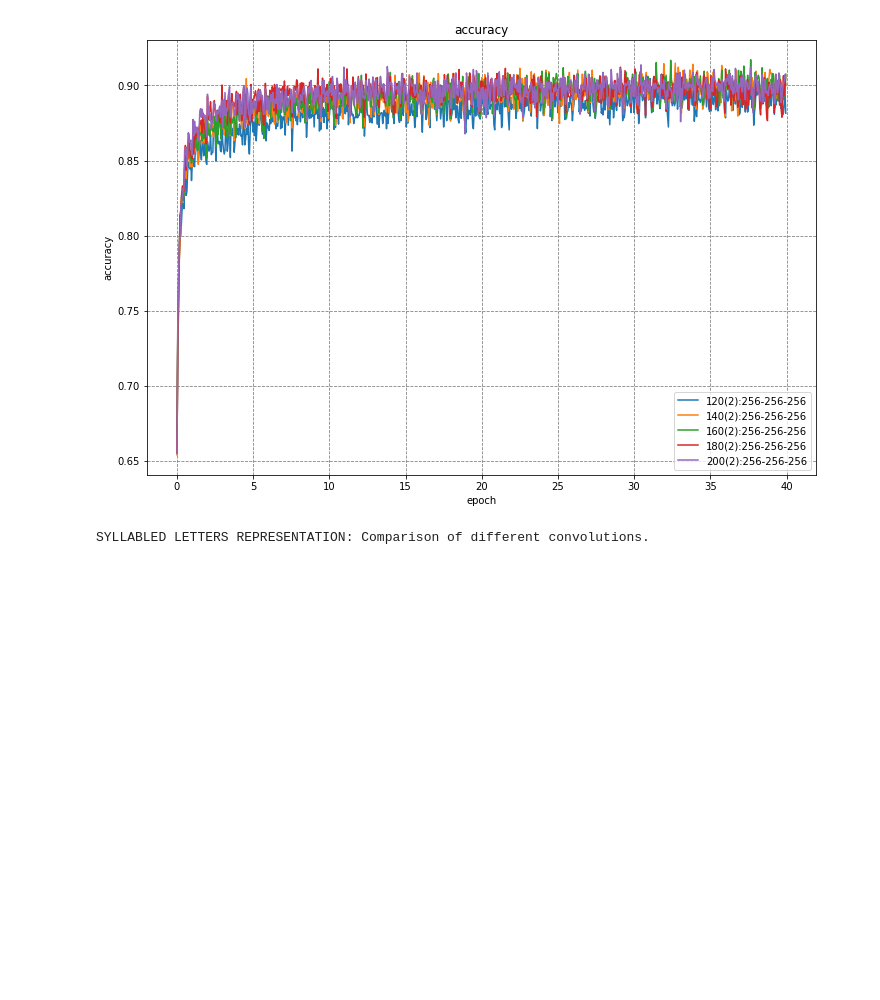
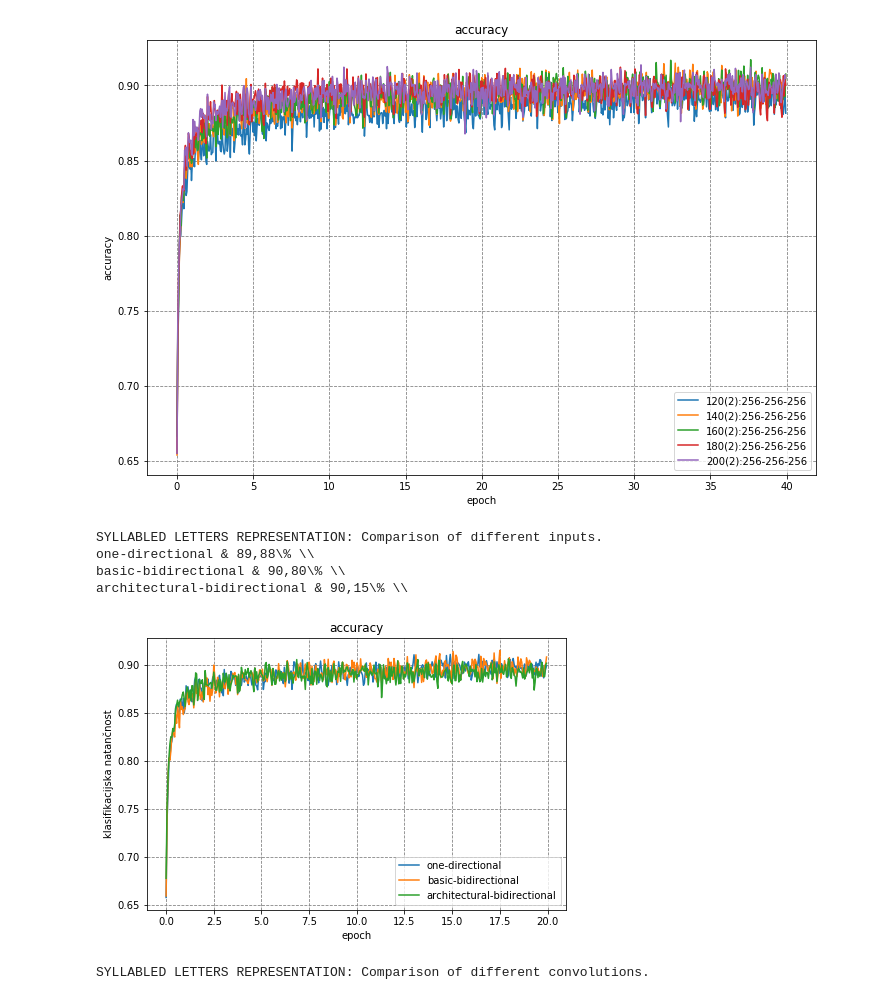
Before and after one commit to lkrsnik/accetuation, a Jupyter notebook: cnn/word_accetuation/cnn_dictionary/results_presentation.ipynb, the cells around one changed output. Drawn from its saved outputs; the diff is of its cells as text; code cells hidden in the pictures; blank space fills up the shorter version.

```diff
--- a/cnn/word_accetuation/cnn_dictionary/results_presentation.ipynb
+++ b/cnn/word_accetuation/cnn_dictionary/results_presentation.ipynb
@@ -165,6 +165,12 @@ inputs_syllabled_letters_different_convolutions = [#['../syllabled_letters/v2_0/
 #                                                     ['../syllabled_letters/v2_15/40_epoch', '100(4):256-512-256']
                                                   ]
 
+inputs_syllabled_letters_different_bidirectional_inputs = [
+                                                    ['../syllabled_letters/v2_5_3/40_epoch', 'one-directional'],
+                                                    ['../syllabled_letters/v3_0/20_epoch', 'basic-bidirectional'],
+                                                    ['../syllabled_letters/v3_1/20_epoch', 'architectural-bidirectional'],
+                                                  ]
+
 
 inputs_syllables_different_convolution = [['../syllables/v2_0/40_epoch', '160(2):256-256-256'],
                                           ['../syllables/v2_1/40_epoch', '180(2):256-256-256'],
@@ -206,6 +212,11 @@ inputs_testing_different_dropouts = [['v3_7/40_epoch', '115(3)-46(3):256(0.3)-25
 #                                      ['v3_17/40_epoch', '115(3)-46(3):256(0.5)-256(0.4)-256(0.5)']
                                     ]
 
+inputs_word_accentuation_bidirectional_inputs = [['v3_10/20_epoch', 'one-directional'],
+                                     ['v5_0/20_epoch', 'basic-bidirectional'],
+                                     ['v5_1/20_epoch', 'architectural-bidirectional']
+                                    ]
+
 
 inputs_testing_different_fc_layers = [['v3_3/60_epoch', '115(3)-46(3):256-512-256'],
                                      ['v3_7/40_epoch', '115(3)-46(3):256-256-256']]
@@ -265,6 +276,15 @@ draw_plots(inputs_syllabled_letters_different_convolutions, epoch_number=40, val
 # %% [output]
 SYLLABLED LETTERS REPRESENTATION: Comparison of different convolutions.
 [figure]
+# %%
+print('SYLLABLED LETTERS REPRESENTATION: Comparison of different inputs.')
+draw_plots(inputs_syllabled_letters_different_bidirectional_inputs, epoch_number=20, validation_data=True)
+# %% [output]
+SYLLABLED LETTERS REPRESENTATION: Comparison of different inputs.
+one-directional & 89,88\% \\
+basic-bidirectional & 90,80\% \\
+architectural-bidirectional & 90,15\% \\
+[figure, added]
 # %%
 print('SYLLABLED LETTERS REPRESENTATION: Comparison of different convolutions.')
 draw_plots(inputs_syllabled_letters, epoch_number=40, validation_data=True)
```
Also changed, not shown: parts of 1 cell of this notebook, 9 other files.
